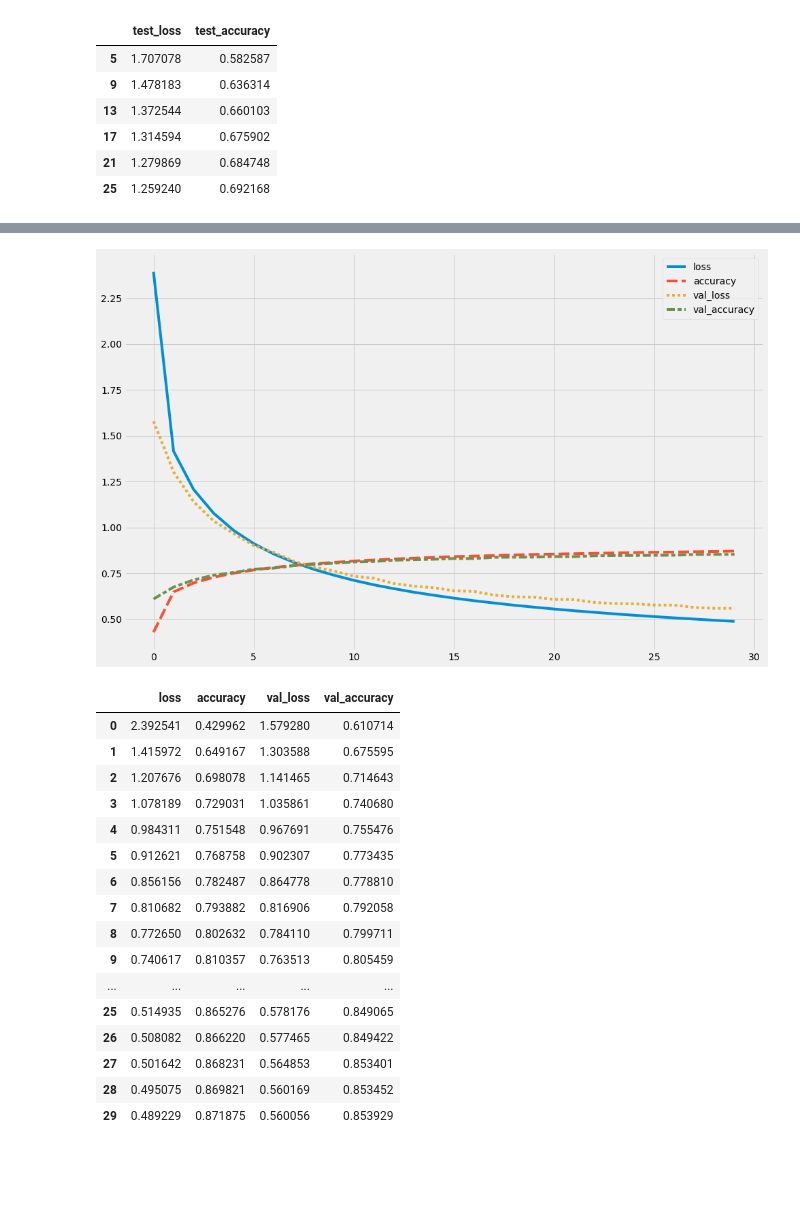
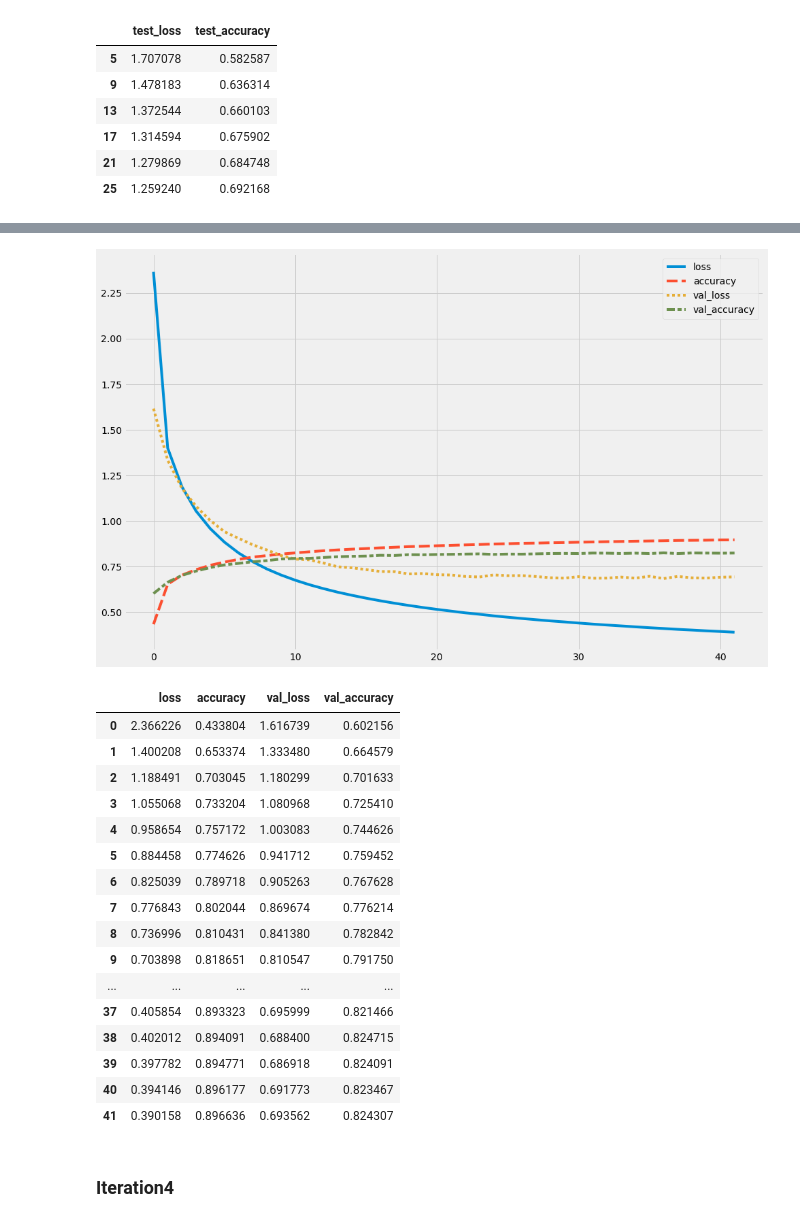
Before and after one commit to coreyryanhanson/japanese_text_classifiers, a Jupyter notebook: scratch.ipynb, the cells around one changed output, grey strips where cells are left out. Saved outputs shown, nothing was run; the diff lists cells and outputs as text; code cells hidden in the pictures; blank space fills up the shorter version.

```diff
--- a/scratch.ipynb
+++ b/scratch.ipynb
@@ -125,17 +171,14 @@ def preprocess_raster_common(array, bits=8):
 def preprocess_raster_pipeline(array, labels, bits=8, resample=None, random_state=None, test_size=None):
     X = preprocess_raster_common(array, bits)
     y = labels.copy()
-    # If resampling is required, this will upsample the data unless the input string says "down"
-    if resample:
-        down = resample is "down"
-        X, y = simple_resample_array(X, y, down=down, random_state=random_state)
-
-    y = to_categorical(y)
 
     if test_size:
-        return train_test_split(X, y, test_size=test_size, random_state=random_state)
+        X_train, X_test, y_train, y_test = train_test_split(X, y, test_size=test_size, random_state=random_state)
+        X_train, y_train = preprocess_raster_resampling(X_train, y_train, resample, random_state)
+        return X_train, X_test, to_categorical(y_train), to_categorical(y_test)
     else:
-        return X, y
+        X, y = preprocess_raster_resampling(X, y, resample, random_state)
+        return X, to_categorical(y)
 # %%
-X_train, X_val, y_train, y_val = preprocess_raster_pipeline(train_data, train_labels, resample="up", test_size=.2, random_state = SEED)
+X_train, X_val, y_train, y_val = preprocess_raster_pipeline(train_data, train_labels, resample="smote", test_size=.2, random_state = SEED)
 X_test, y_test = preprocess_raster_pipeline(test_data, test_labels)
@@ -305,11 +346,3 @@ Total params: 56,673
 Trainable params: 56,673
 Non-trainable params: 0
 _________________________________________________________________
-# %%
-results3, test_metrics3 = [], []
-for i in np.arange(0,6):
-    result = model3.fit(X_train, y_train, epochs=5, batch_size=64, validation_data=(X_val, y_val))
-    test_metric = model3.evaluate(X_test, y_test)
-    results3.append(result)
-    test_metrics3.append(test_metric)
-    model3.save(f"model_backups/model3_{i}")
@@ -333,0 +349,5 @@ INFO:tensorflow:Assets written to: model_backups/model3_5/assets
+# %%
+backups = ModelCheckpoint("model_backups/model3-{epoch:02d}", monitor="val_loss")
+stopping = EarlyStopping(monitor="val_loss", min_delta=0, patience=5, restore_best_weights=True)
+
+results = model3.fit(X_train, y_train, epochs=200, batch_size=64, validation_data=(X_val, y_val), callbacks=[backups, stopping])
@@ -334,21 +372,23 @@ INFO:tensorflow:Assets written to: model_backups/model3_5/assets
 # %%
-plot_keras_fit_history(results3, 0, common_plot_kwargs={"style": "fivethirtyeight"})
+plot_keras_fit_history(results, 0, common_plot_kwargs={"style": "fivethirtyeight"})
 # %% [output]
-[figure, old version]
+[figure, new version]
 |  | loss | accuracy | val_loss | val_accuracy |
-| 0 | 2.392541 | 0.429962 | 1.579280 | 0.610714 |
-| 1 | 1.415972 | 0.649167 | 1.303588 | 0.675595 |
-| 2 | 1.207676 | 0.698078 | 1.141465 | 0.714643 |
-| 3 | 1.078189 | 0.729031 | 1.035861 | 0.740680 |
-| 4 | 0.984311 | 0.751548 | 0.967691 | 0.755476 |
-| 5 | 0.912621 | 0.768758 | 0.902307 | 0.773435 |
-| 6 | 0.856156 | 0.782487 | 0.864778 | 0.778810 |
-| 7 | 0.810682 | 0.793882 | 0.816906 | 0.792058 |
-| 8 | 0.772650 | 0.802632 | 0.784110 | 0.799711 |
-| 9 | 0.740617 | 0.810357 | 0.763513 | 0.805459 |
+| 0 | 2.366226 | 0.433804 | 1.616739 | 0.602156 |
+| 1 | 1.400208 | 0.653374 | 1.333480 | 0.664579 |
+| 2 | 1.188491 | 0.703045 | 1.180299 | 0.701633 |
+| 3 | 1.055068 | 0.733204 | 1.080968 | 0.725410 |
+| 4 | 0.958654 | 0.757172 | 1.003083 | 0.744626 |
+| 5 | 0.884458 | 0.774626 | 0.941712 | 0.759452 |
+| 6 | 0.825039 | 0.789718 | 0.905263 | 0.767628 |
+| 7 | 0.776843 | 0.802044 | 0.869674 | 0.776214 |
+| 8 | 0.736996 | 0.810431 | 0.841380 | 0.782842 |
+| 9 | 0.703898 | 0.818651 | 0.810547 | 0.791750 |
 | ... | ... | ... | ... | ... |
-| 25 | 0.514935 | 0.865276 | 0.578176 | 0.849065 |
-| 26 | 0.508082 | 0.866220 | 0.577465 | 0.849422 |
-| 27 | 0.501642 | 0.868231 | 0.564853 | 0.853401 |
-| 28 | 0.495075 | 0.869821 | 0.560169 | 0.853452 |
-| 29 | 0.489229 | 0.871875 | 0.560056 | 0.853929 |
+| 37 | 0.405854 | 0.893323 | 0.695999 | 0.821466 |
+| 38 | 0.402012 | 0.894091 | 0.688400 | 0.824715 |
+| 39 | 0.397782 | 0.894771 | 0.686918 | 0.824091 |
+| 40 | 0.394146 | 0.896177 | 0.691773 | 0.823467 |
+| 41 | 0.390158 | 0.896636 | 0.693562 | 0.824307 |
+# %% [markdown]
+### Iteration4
```
Also changed, not shown: parts of 34 cells of this notebook, 3 other files.
